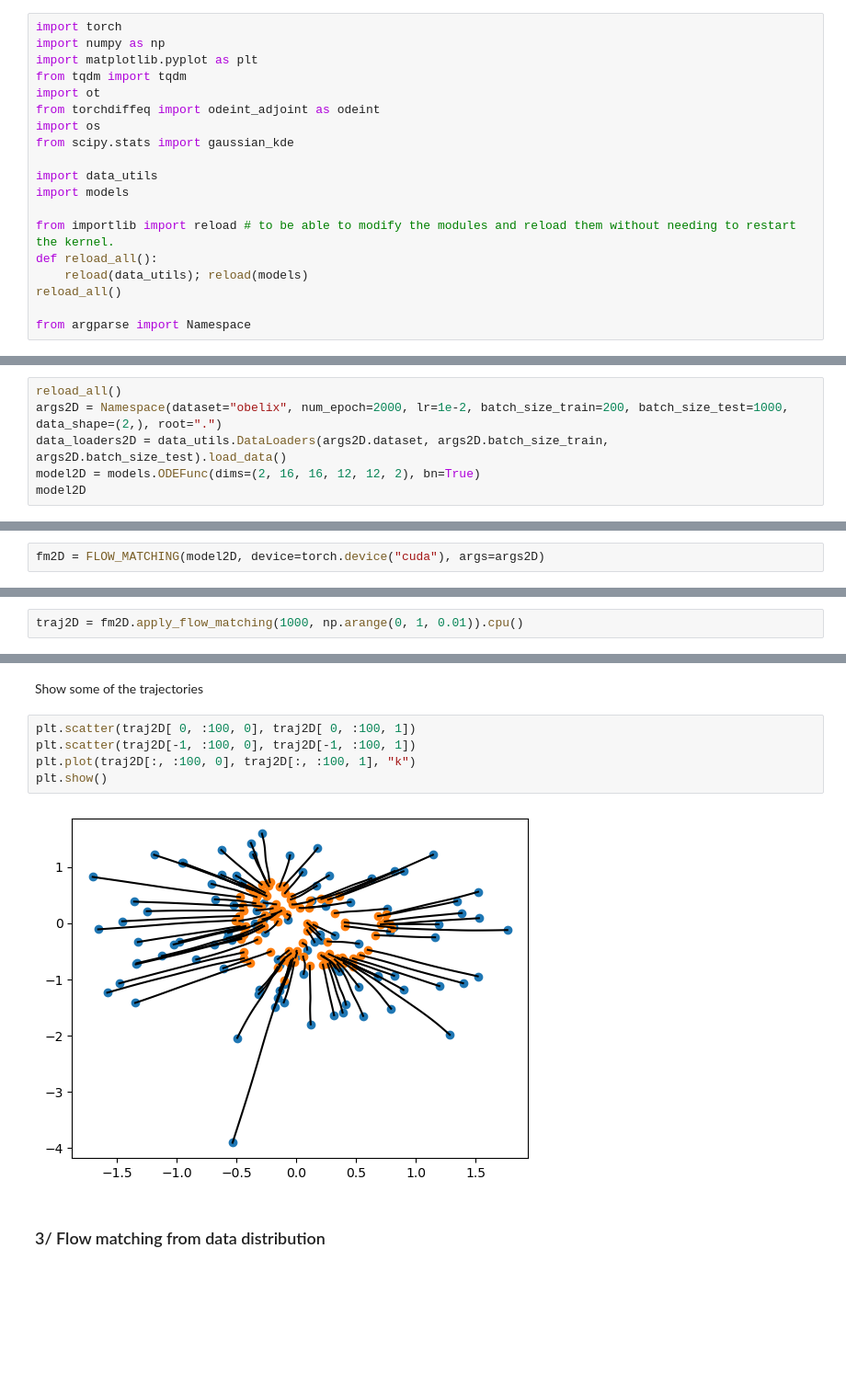
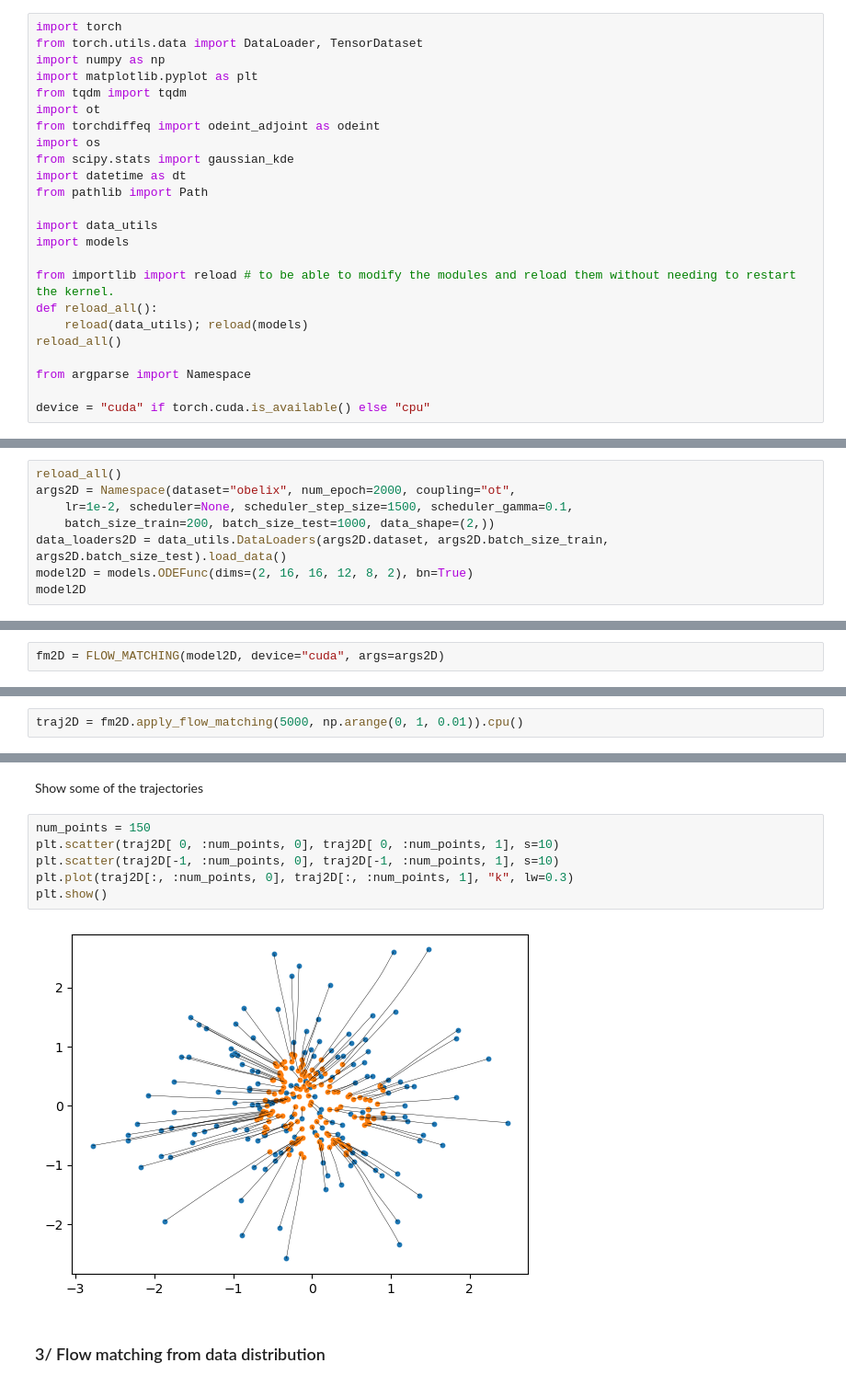
Before and after one commit to aimiokab/sav_obelix_tutorial, a Jupyter notebook: fm_tutorial.ipynb, the cells around one changed output, grey strips where cells are left out. Shown at 92% size. Saved outputs shown, nothing was run; the diff lists cells and outputs as text; blank space fills up the shorter version.

```diff
--- a/fm_tutorial.ipynb
+++ b/fm_tutorial.ipynb
@@ -3,6 +3,7 @@
 *Séminaire au vert OBELIX 2025*
 # %%
 import torch
+from torch.utils.data import DataLoader, TensorDataset
 import numpy as np
 import matplotlib.pyplot as plt
 from tqdm import tqdm
@@ -10,6 +11,8 @@ import ot
 from torchdiffeq import odeint_adjoint as odeint
 import os
 from scipy.stats import gaussian_kde
+import datetime as dt
+from pathlib import Path
 
 import data_utils
 import models
@@ -20,3 +23,5 @@ def reload_all():
 reload_all()
 
 from argparse import Namespace
+
+device = "cuda" if torch.cuda.is_available() else "cpu"
@@ -265,8 +374,10 @@ plt.show()
 # %%
 reload_all()
-args2D = Namespace(dataset="obelix", num_epoch=2000, lr=1e-2, batch_size_train=200, batch_size_test=1000, data_shape=(2,), root=".")
+args2D = Namespace(dataset="obelix", num_epoch=2000, coupling="ot",
+    lr=1e-2, scheduler=None, scheduler_step_size=1500, scheduler_gamma=0.1,
+    batch_size_train=200, batch_size_test=1000, data_shape=(2,))
 data_loaders2D = data_utils.DataLoaders(args2D.dataset, args2D.batch_size_train, args2D.batch_size_test).load_data()
-model2D = models.ODEFunc(dims=(2, 16, 16, 12, 12, 2), bn=True)
+model2D = models.ODEFunc(dims=(2, 16, 16, 12, 8, 2), bn=True)
 model2D
 # %% [output]
 ODEFunc(
@@ -296,4 +408,4 @@ plt.show()
 # %%
-fm2D = FLOW_MATCHING(model2D, device=torch.device("cuda"), args=args2D)
+fm2D = FLOW_MATCHING(model2D, device="cuda", args=args2D)
 # %%
 fm2D.train(data_loaders2D)
@@ -307,6 +428,6 @@ plt.show()
 # %% [markdown]
 Compute the trajectories of new samples to sample new points from the target distribution
 # %%
-traj2D = fm2D.apply_flow_matching(1000, np.arange(0, 1, 0.01)).cpu()
+traj2D = fm2D.apply_flow_matching(5000, np.arange(0, 1, 0.01)).cpu()
 # %%
 # plt.scatter(*obelix_points.T, s=10)
@@ -317,11 +439,12 @@ plt.show()
 # %% [markdown]
 Show some of the trajectories
 # %%
-plt.scatter(traj2D[ 0, :100, 0], traj2D[ 0, :100, 1])
-plt.scatter(traj2D[-1, :100, 0], traj2D[-1, :100, 1])
-plt.plot(traj2D[:, :100, 0], traj2D[:, :100, 1], "k")
+num_points = 150
+plt.scatter(traj2D[ 0, :num_points, 0], traj2D[ 0, :num_points, 1], s=10)
+plt.scatter(traj2D[-1, :num_points, 0], traj2D[-1, :num_points, 1], s=10)
+plt.plot(traj2D[:, :num_points, 0], traj2D[:, :num_points, 1], "k", lw=0.3)
 plt.show()
 # %% [output]
-[figure, old version]
+[figure, new version]
 # %% [markdown]
 ### 3/ Flow matching from data distribution
```
Also changed, not shown: parts of 35 cells of this notebook, 5 other files.
